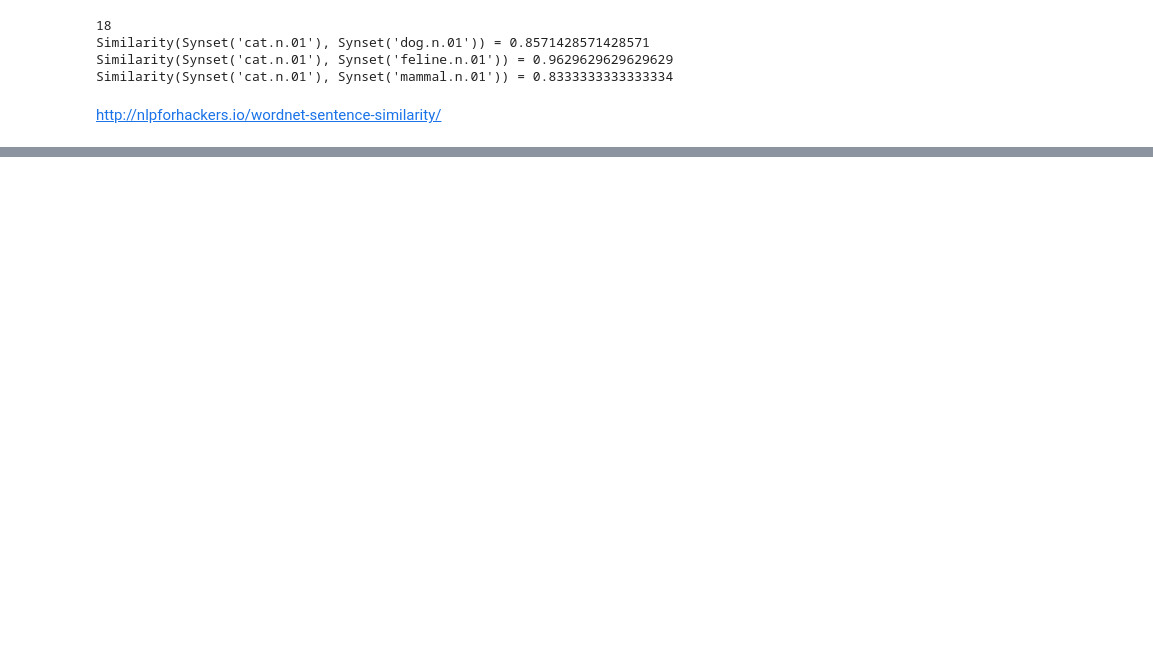
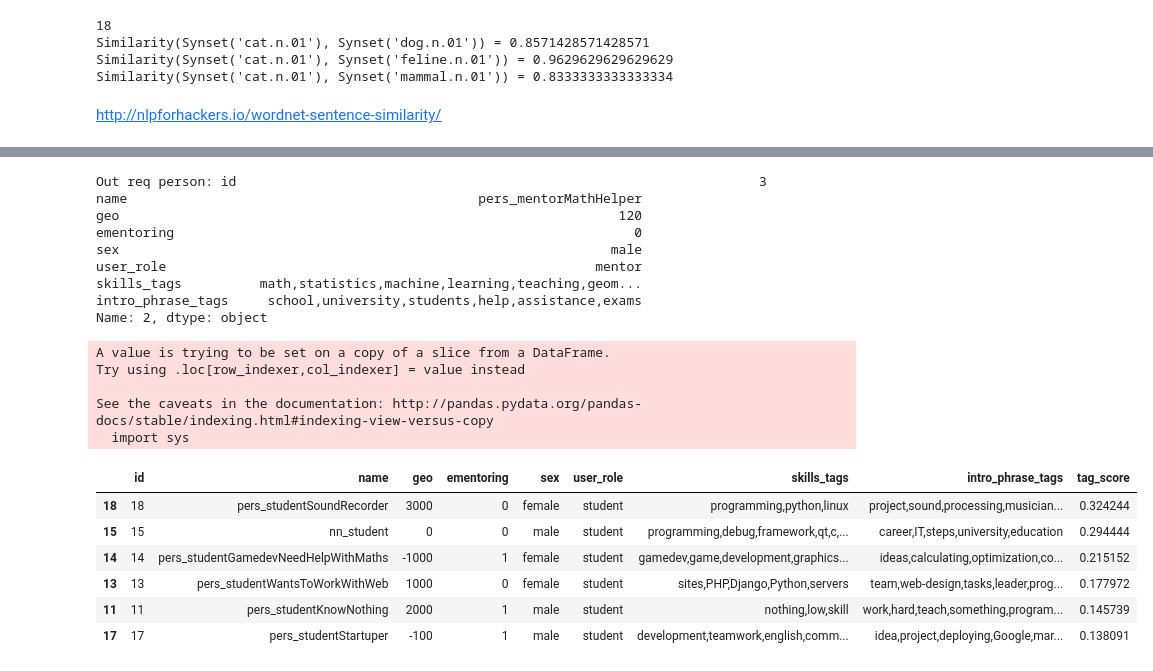
Before and after one commit to yaPhilya/Mentor_Hack, a Jupyter notebook: backend/backend.ipynb, the cells around one changed output, grey strips where cells are left out. Drawn from its saved outputs; the diff is of its cells as text; code cells hidden in the pictures; blank space fills up the shorter version.

```diff
--- a/backend/backend.ipynb
+++ b/backend/backend.ipynb
@@ -330,0 +255,22 @@ True
+# %%
+def closest_people(index):
+    person = data.loc[index]
+
+    print("Out req person:", person)
+
+    stud_lambd1 = lambda x: \
+(geo_close_enough(person.geo, x.geo) or (person.ementoring >= 1 and x.ementoring >= 1)) and \
+x.user_role == 'mentor'
+
+    ment_lambd1 = lambda x: \
+(geo_close_enough(person.geo, x.geo) or (person.ementoring >= 1 and x.ementoring >= 1)) and \
+x.user_role == 'student'
+
+    if person.user_role == 'student':
+        closest_people = data[data.apply(stud_lambd1, axis=1)]
+        return closest_people
+    elif person.user_role == 'mentor':
+        closest_people = data[data.apply(ment_lambd1, axis=1)]
+        return closest_people
+
+#     return data.loc[index]
@@ -330,0 +298,44 @@ True
+# %%
+def check_person(person, x):
+    w0 = 1#0.5
+    w1 = 0.5
+    xskills = x.skills_tags.replace(",", " ")#x.skills_tags.split(',')
+    xintro = x.intro_phrase_tags.replace(",", " ")#x.intro_phrase_tags.split(',')
+
+    personskills = person.skills_tags.replace(",", " ")#person.skills_tags.split(',')
+    personintro = person.intro_phrase_tags.replace(",", " ")#person.intro_phrase_tags.split(',')
+
+    return w0 * sentence_similarity(xskills + xintro, personskills + personintro)
+# %%
+def process_req(index):
+    person = data.loc[index]
+
+    closest1 = closest_people(index)
+
+    sLength = len(closest1['id'])
+    closest1['tag_score'] = closest1.apply(functools.partial(check_person, person), axis=1)
+    return closest1.sort_values(by=['tag_score'], ascending=False)
+# %%
+process_req(2)
+# %% [output]
+Out req person: id                                                                   3
+name                                             pers_mentorMathHelper
+geo                                                                120
+ementoring                                                           0
+sex                                                               male
+user_role                                                       mentor
+skills_tags          math,statistics,machine,learning,teaching,geom...
+intro_phrase_tags     school,university,students,help,assistance,exams
+Name: 2, dtype: object
+A value is trying to be set on a copy of a slice from a DataFrame.
+Try using .loc[row_indexer,col_indexer] = value instead
+
+See the caveats in the documentation: http://pandas.pydata.org/pandas-docs/stable/indexing.html#indexing-view-versus-copy
+  import sys
+|  | id | name | geo | ementoring | sex | user_role | skills_tags | intro_phrase_tags | tag_score |
+| 18 | 18 | pers_studentSoundRecorder | 3000 | 0 | female | student | programming,python,linux | project,sound,processing,musician... | 0.324244 |
+| 15 | 15 | nn_student | 0 | 0 | male | student | programming,debug,framework,qt,c,... | career,IT,steps,university,education | 0.294444 |
+| 14 | 14 | pers_studentGamedevNeedHelpWithMaths | -1000 | 1 | female | student | gamedev,game,development,graphics... | ideas,calculating,optimization,co... | 0.215152 |
+| 13 | 13 | pers_studentWantsToWorkWithWeb | 1000 | 0 | female | student | sites,PHP,Django,Python,servers | team,web-design,tasks,leader,prog... | 0.177972 |
+| 11 | 11 | pers_studentKnowNothing | 2000 | 1 | male | student | nothing,low,skill | work,hard,teach,something,program... | 0.145739 |
+| 17 | 17 | pers_studentStartuper | -100 | 1 | male | student | development,teamwork,english,comm... | idea,project,deploying,Google,mar... | 0.138091 |
```
Also changed, not shown: parts of 23 cells of this notebook.
